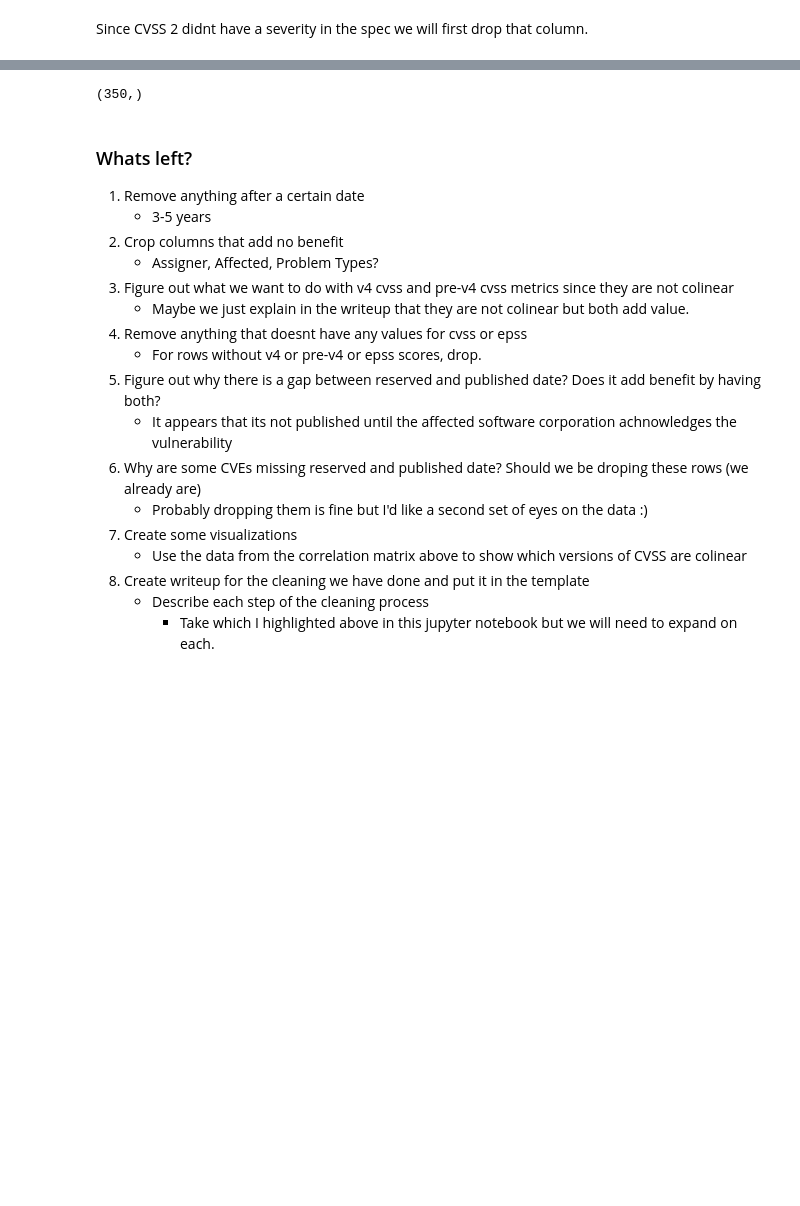
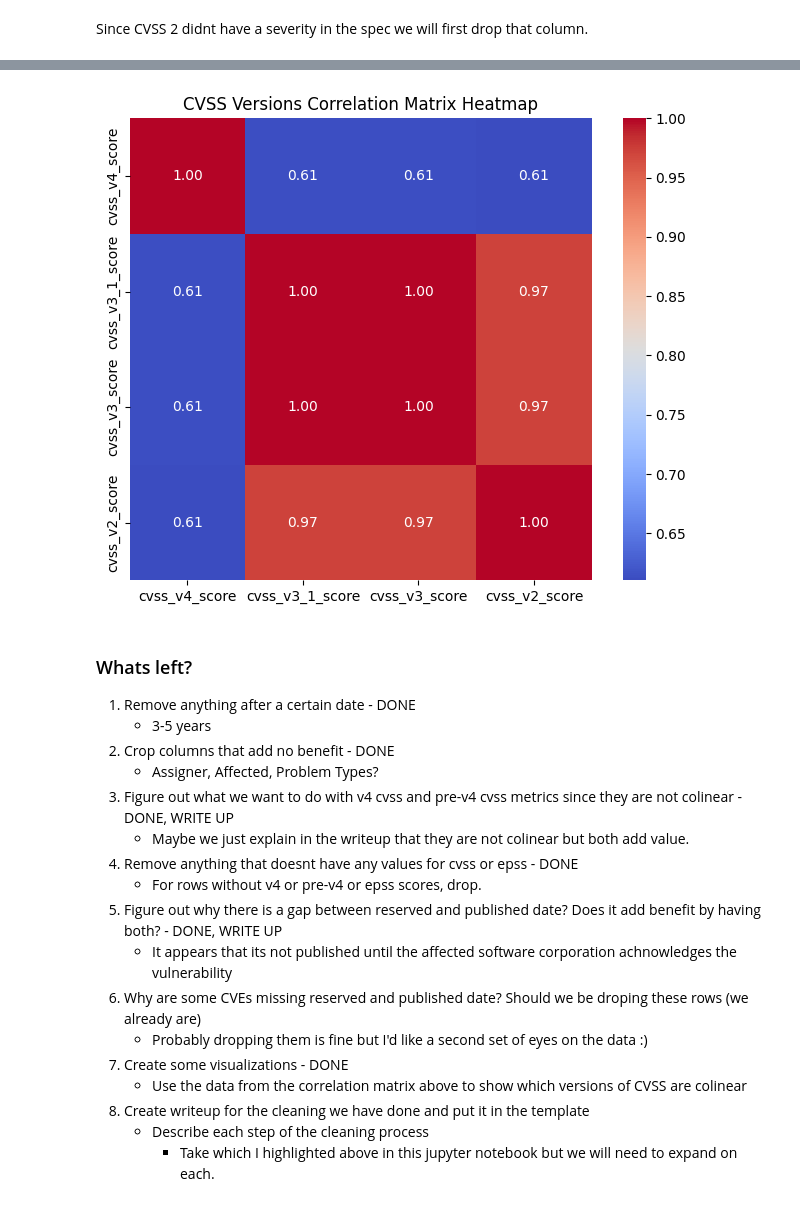
Before and after one commit to ClaytonSnyder/daan881, a Jupyter notebook: Deliverable4/data_cleaning.ipynb, the cells around one changed output, grey strips where cells are left out. Saved outputs shown, nothing was run; the diff lists cells and outputs as text; code cells hidden in the pictures; blank space fills up the shorter version.

```diff
--- a/Deliverable4/data_cleaning.ipynb
+++ b/Deliverable4/data_cleaning.ipynb
@@ -262,25 +358,30 @@ df.to_csv("daan881_group4_dataset.cleaned.csv", index=False)
+# %%
+plt.figure(figsize=(8,6))
+sns.heatmap(correlation_matrix, annot=True, cmap='coolwarm', fmt='.2f', square=True)
+plt.title('CVSS Versions Correlation Matrix Heatmap')
+plt.show()
+# %% [output]
+[figure, added]
 # %%
-assigners = df["assigner"].unique()
+#assigners = df["assigner"].unique()
 
-assigners.shape
+#assigners.shape
-# %% [output]
-(350,)
 # %% [markdown]
 ### Whats left?
 
-1. Remove anything after a certain date
+1. Remove anything after a certain date - DONE
     - 3-5 years
-1. Crop columns that add no benefit
+1. Crop columns that add no benefit - DONE
     - Assigner, Affected, Problem Types?
-1. Figure out what we want to do with v4 cvss and pre-v4 cvss metrics since they are not colinear
+1. Figure out what we want to do with v4 cvss and pre-v4 cvss metrics since they are not colinear - DONE, WRITE UP
     - Maybe we just explain in the writeup that they are not colinear but both add value.
-1. Remove anything that doesnt have any values for cvss or epss
+1. Remove anything that doesnt have any values for cvss or epss - DONE
     - For rows without v4 or pre-v4 or epss scores, drop.
-1. Figure out why there is a gap between reserved and published date? Does it add benefit by having both?
+1. Figure out why there is a gap between reserved and published date? Does it add benefit by having both? - DONE, WRITE UP
     - It appears that its not published until the affected software corporation achnowledges the vulnerability
 1. Why are some CVEs missing reserved and published date? Should we be droping these rows (we already are)
      - Probably dropping them is fine but I'd like a second set of eyes on the data :)
-1. Create some visualizations
+1. Create some visualizations - DONE
     - Use the data from the correlation matrix above to show which versions of CVSS are colinear
 1. Create writeup for the cleaning we have done and put it in the template
     - Describe each step of the cleaning process
```
Also changed, not shown: parts of 14 cells of this notebook, 3 other files.
